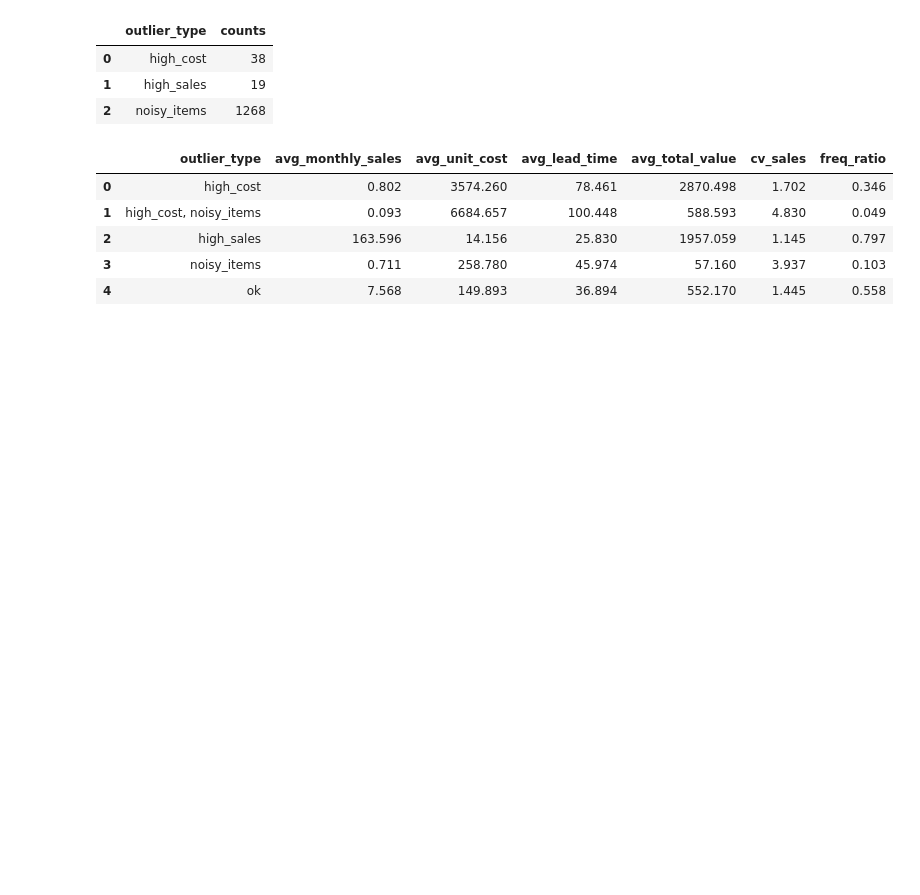
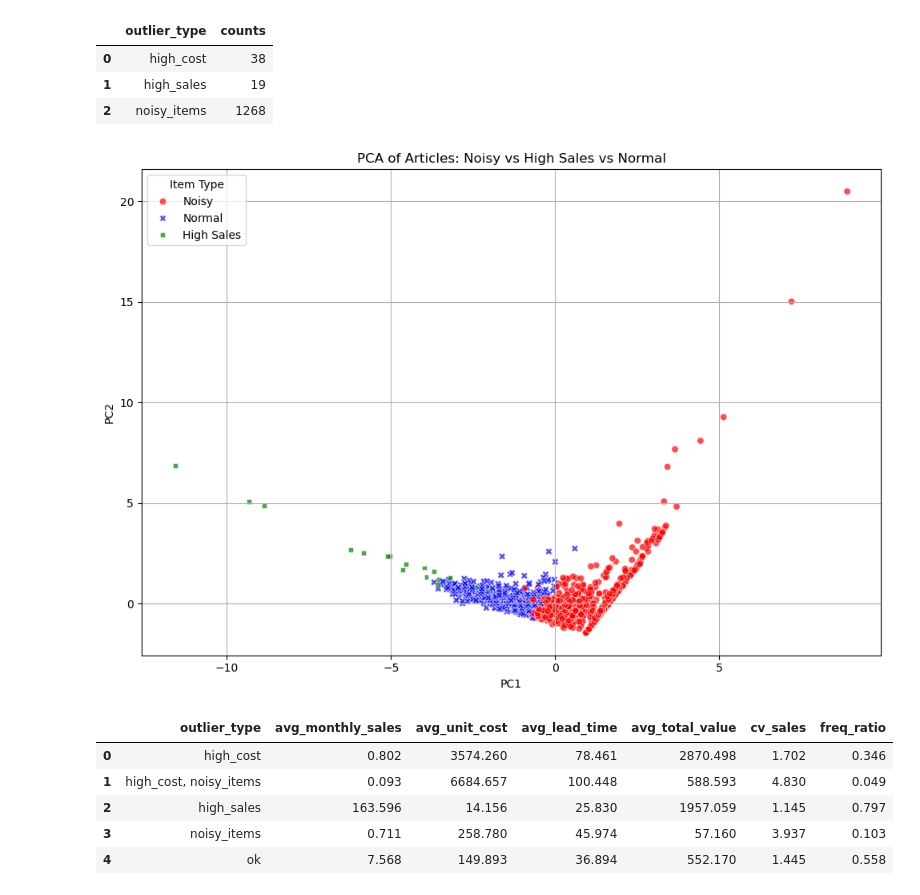
Before and after one commit to werderame/Real-Life-Manufacturing-Inventory-Analysis, a Jupyter notebook: clustering_so_articles/clustering_sales_articles_v02.ipynb, the cells around one changed output. Saved outputs shown, nothing was run; the diff lists cells and outputs as text; code cells hidden in the pictures; blank space fills up the shorter version.

```diff
--- a/clustering_so_articles/clustering_sales_articles_v02.ipynb
+++ b/clustering_so_articles/clustering_sales_articles_v02.ipynb
@@ -337,6 +337,70 @@ There are 1290 outliers and 583 remaining values
 # %%
 raw_features = ['avg_monthly_sales', 'avg_unit_cost', 'avg_lead_time', 'avg_total_value', 'cv_sales', 'freq_ratio']
 scaled_features = ['sales_is','unit_cost_s','lt_is','cv_s','freq_ratio_is']
+# %%
+# 1. Create an outlier flag
+noisy_items = outliers_summary.loc[outliers_summary.outlier_type == 'noisy_items', 'item_id'].unique()
+high_sales_items = outliers_summary.loc[outliers_summary.outlier_type == 'high_sales', 'item_id'].unique()
+
+stats['is_noisy'] = stats['item_id'].isin(noisy_items)
+stats['is_high_sales'] = stats['item_id'].isin(high_sales_items)
+
+# 2. Scale features (lower = better logic)
+scaler = StandardScaler()
+stats['sales_is'] = scaler.fit_transform(-stats[['avg_monthly_sales']])
+stats['cv_s'] = scaler.fit_transform(stats[['cv_sales']])
+stats['freq_ratio_is'] = scaler.fit_transform(-stats[['freq_ratio']])
+stats['unit_cost_s'] = scaler.fit_transform(stats[['avg_unit_cost']])
+stats['lt_is'] = scaler.fit_transform(-stats[['avg_lead_time']])
+
+# 3. Select scaled features
+scaled_features = ['sales_is', 'cv_s', 'freq_ratio_is', 'unit_cost_s', 'lt_is']
+X = stats[scaled_features].dropna()
+item_ids = stats.loc[X.index, 'item_id']
+
+# 4. PCA
+pca = PCA(n_components=2)
+X_pca = pca.fit_transform(X)
+
+# 5. Build PCA dataframe
+pca_df = pd.DataFrame(X_pca, columns=['PC1', 'PC2'])
+pca_df['item_id'] = item_ids.values
+
+# Copy flags directly
+pca_df['is_noisy'] = stats.loc[X.index, 'is_noisy'].values
+pca_df['is_high_sales'] = stats.loc[X.index, 'is_high_sales'].values
+
+# 6. Assign combined label
+def assign_label(row):
+    if row['is_noisy']:
+        return 'Noisy'
+    elif row['is_high_sales']:
+        return 'High Sales'
+    else:
+        return 'Normal'
+
+pca_df['label'] = pca_df.apply(assign_label, axis=1)
+
+# 7. Plot
+plt.figure(figsize=(10, 7))
+
+sns.scatterplot(
+    data=pca_df,
+    x='PC1',
+    y='PC2',
+    hue='label',
+    style='label',
+    palette={'Normal': 'blue', 'Noisy': 'red', 'High Sales': 'green'},
+    alpha=0.7
+)
+
+plt.title('PCA of Articles: Noisy vs High Sales vs Normal')
+plt.grid(True)
+plt.legend(title='Item Type')
+plt.tight_layout()
+plt.show()
+# %% [output]
+[figure, added]
 # %%
 outlier_check.groupby('outlier_type')[raw_features].mean().round(3).reset_index()
 # %% [output]
```
Also changed, not shown: parts of 10 cells of this notebook.
